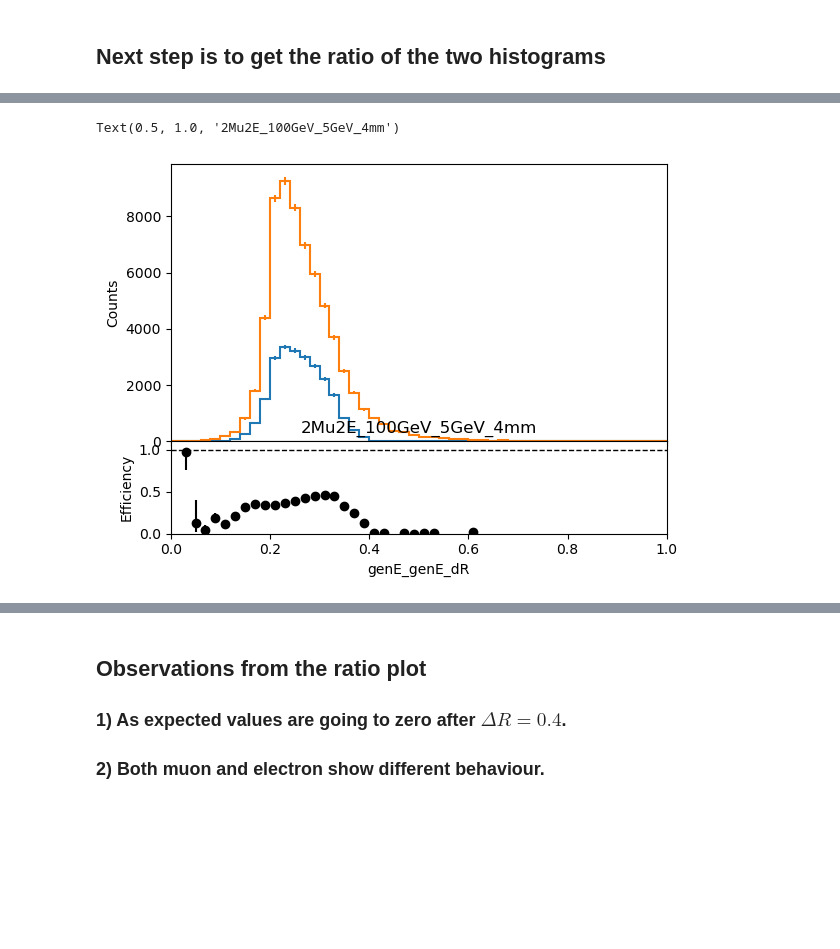
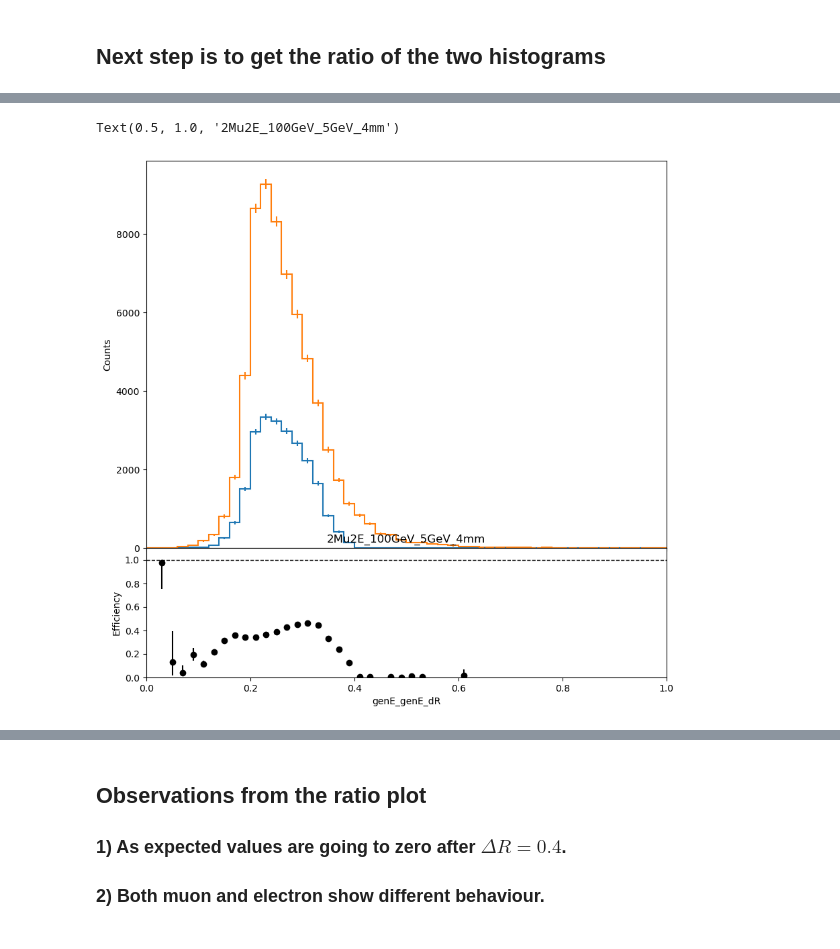
Before and after one commit to yfv2ev/SIDM, a Jupyter notebook: sidm/studies/leptonDeltaR.ipynb, the cells around one changed output, grey strips where cells are left out. Saved outputs shown, nothing was run; the diff lists cells and outputs as text; code cells hidden in the pictures; blank space fills up the shorter version.

```diff
--- a/sidm/studies/leptonDeltaR.ipynb
+++ b/sidm/studies/leptonDeltaR.ipynb
@@ -146,10 +146,11 @@ Text(0.5, 1.0, '2Mu2E_100GeV_5GeV_4mm')
 # %%
+plt.figure(figsize=(10,10))
 output["out"]["2Mu2E_100GeV_5GeV_4mm"]["hists"]["genE_genE_dR"][ch2,:].plot_ratio(
        output["out"]["2Mu2E_100GeV_5GeV_4mm"]["hists"]["genE_genE_dR"][ch1,:],
        rp_uncert_draw_type="line",
        rp_uncertainty_type="efficiency")
 plt.title("2Mu2E_100GeV_5GeV_4mm")
 # %% [output]
 Text(0.5, 1.0, '2Mu2E_100GeV_5GeV_4mm')
-[figure, old version]
+[figure, new version]
 # %%
```
Also changed, not shown: parts of 12 cells of this notebook.
